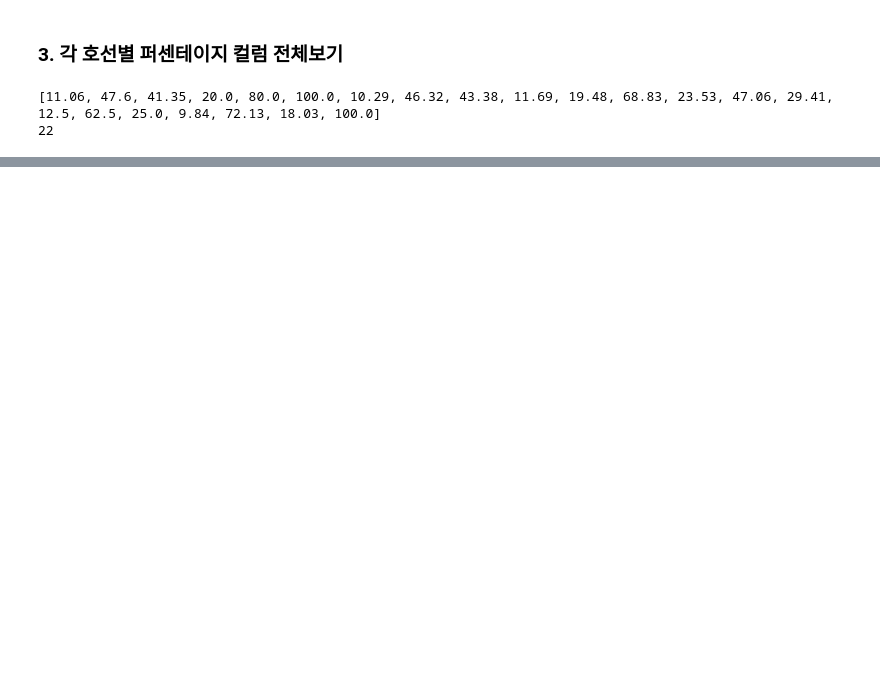
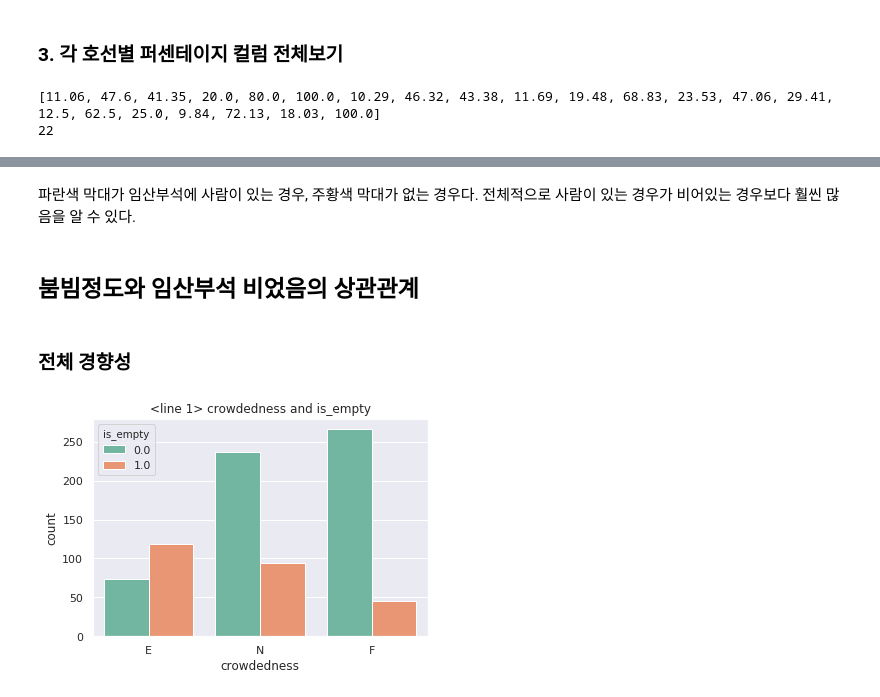
Before and after one commit to springkind/Project_pregnant_seat_subway, a Jupyter notebook: bomin/3-1) 호선별 붐빔정도와 비임산부의 착석비율.ipynb, the cells around one changed output, grey strips where cells are left out. Drawn from its saved outputs; the diff is of its cells as text; code cells hidden in the pictures; blank space fills up the shorter version.

```diff
--- a/bomin/3-1) 호선별 붐빔정도와 비임산부의 착석비율.ipynb
+++ b/bomin/3-1) 호선별 붐빔정도와 비임산부의 착석비율.ipynb
@@ -510,0 +509,14 @@ lines_total_counts
+# %% [markdown]
+
+파란색 막대가 임산부석에 사람이 있는 경우, 주황색 막대가 없는 경우다.
+전체적으로 사람이 있는 경우가 비어있는 경우보다 훨씬 많음을 알 수 있다.
+# %% [markdown]
+## 붐빔정도와 임산부석 비었음의 상관관계
+# %% [markdown]
+### 전체 경향성
+# %%
+sns.countplot(x="crowdedness", hue="is_empty", order=['E','N','F'], data=table)
+plt.title("<line 1> crowdedness and is_empty")
+plt.show()
+# %% [output]
+[figure, added]
```
Also changed, not shown: parts of 85 cells of this notebook, 9 other files.
